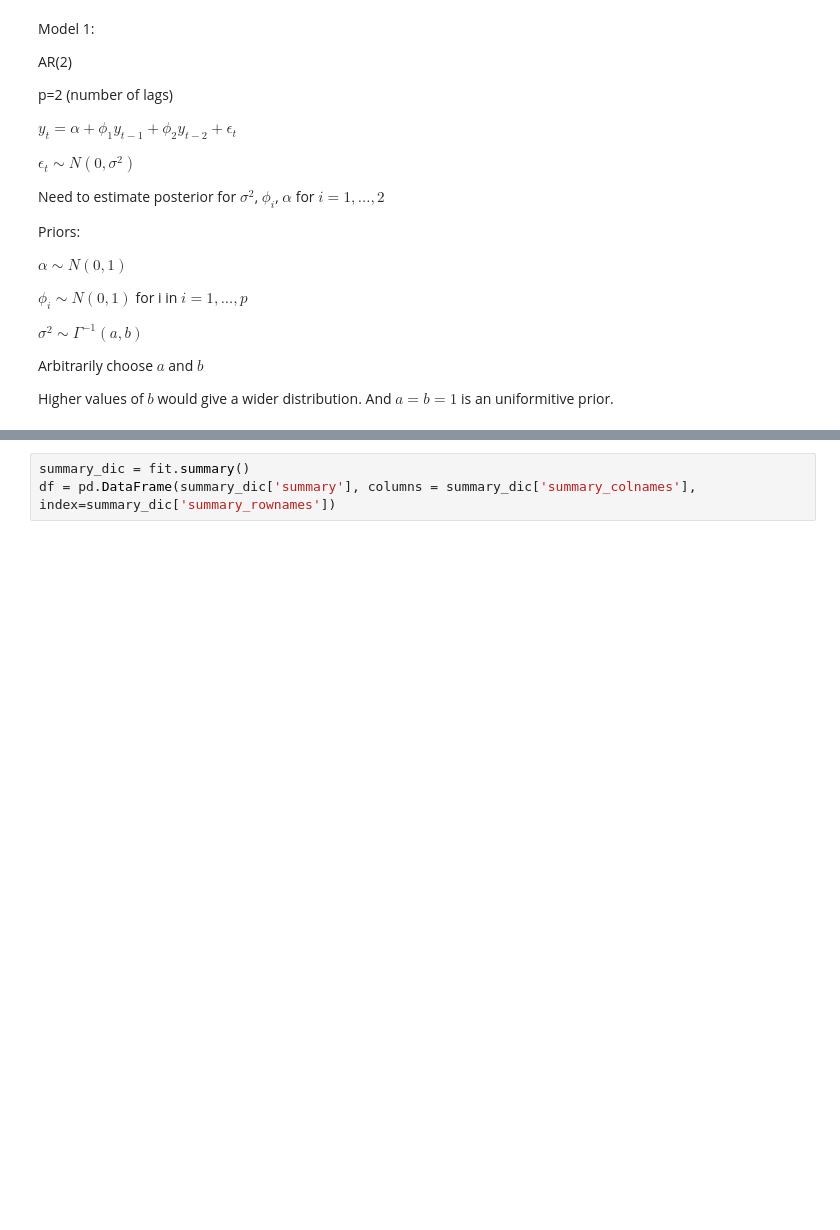
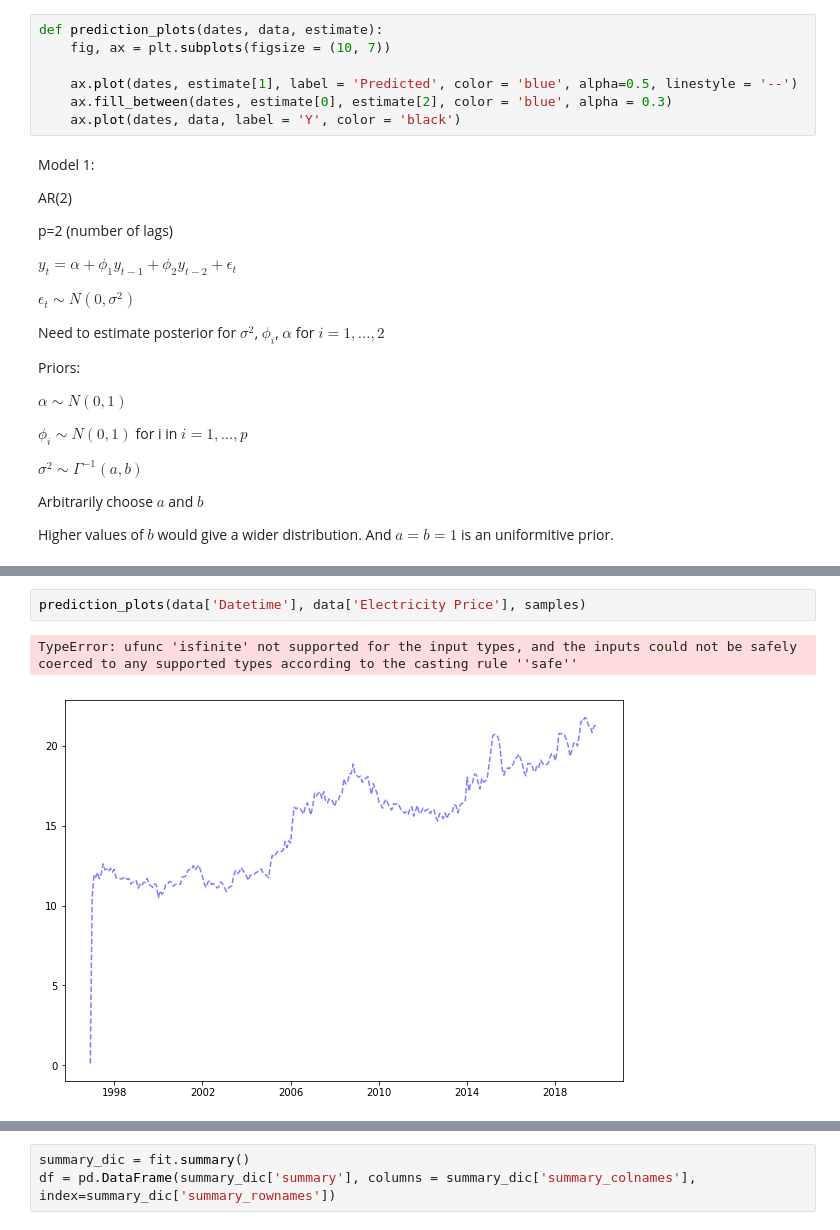
Before and after one commit to ahotaling/STAT_330_Project, a Jupyter notebook: Notebooks/Bayesian_Model_Exploration.ipynb, the cells around one changed output, grey strips where cells are left out. Cells and saved outputs as stored; diff of their text form; blank space fills up the shorter version.

```diff
--- a/Notebooks/Bayesian_Model_Exploration.ipynb
+++ b/Notebooks/Bayesian_Model_Exploration.ipynb
@@ -118,3 +126,10 @@ ax.format_xdata = mdates.DateFormatter('%Y-%m')
+# %%
+def prediction_plots(dates, data, estimate):
+    fig, ax = plt.subplots(figsize = (10, 7))
+
+    ax.plot(dates, estimate[1], label = 'Predicted', color = 'blue', alpha=0.5, linestyle = '--')
+    ax.fill_between(dates, estimate[0], estimate[2], color = 'blue', alpha = 0.3)
+    ax.plot(dates, data, label = 'Y', color = 'black')
 # %% [markdown]
 Model 1:
 
@@ -237,2 +274,7 @@ convergence, Rhat=1).
+# %%
+prediction_plots(data['Datetime'], data['Electricity Price'], samples)
+# %% [output]
+TypeError: ufunc 'isfinite' not supported for the input types, and the inputs could not be safely coerced to any supported types according to the casting rule ''safe''
+[figure, added]
 # %%
 fit.plot()
```
Also changed, not shown: parts of 9 cells of this notebook.
